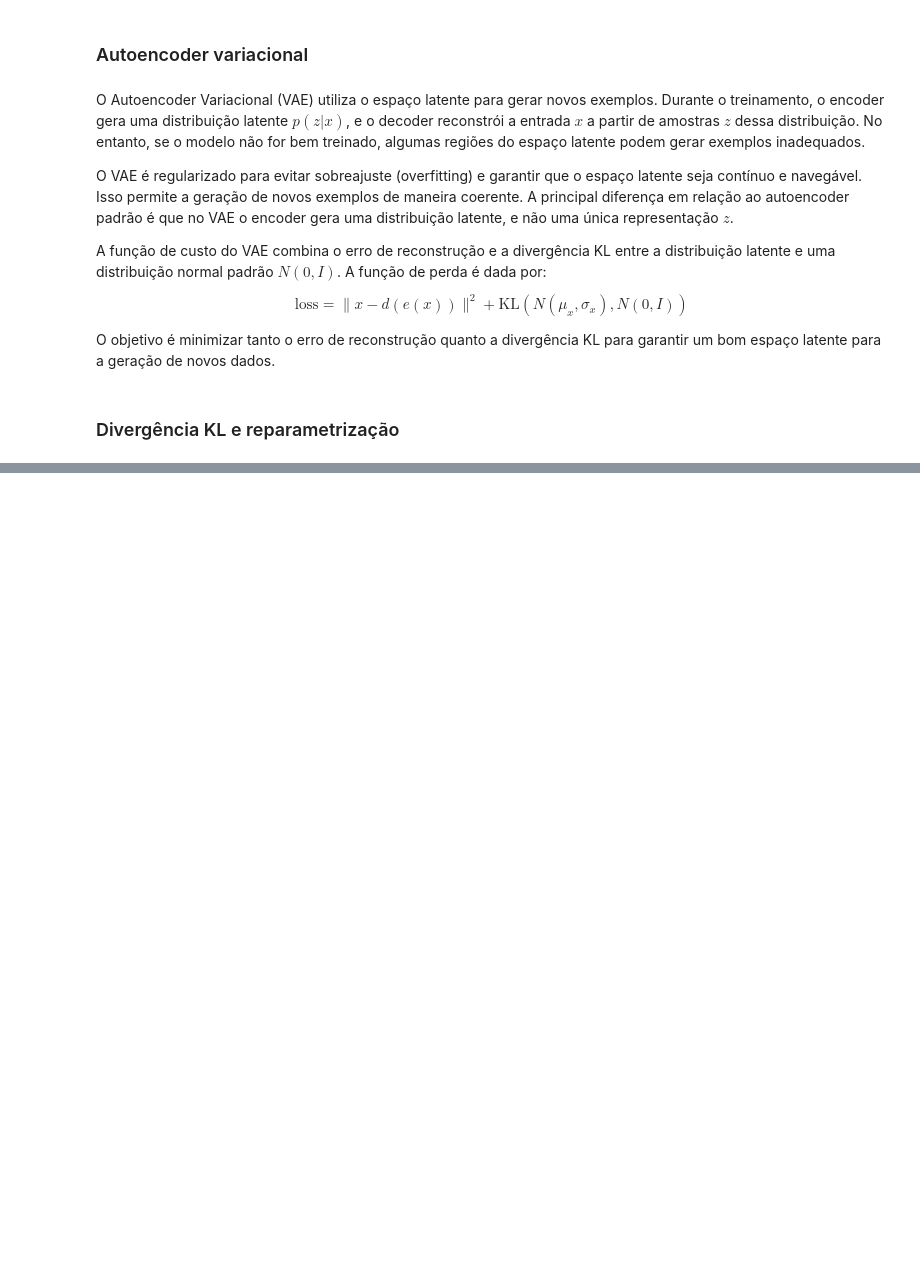
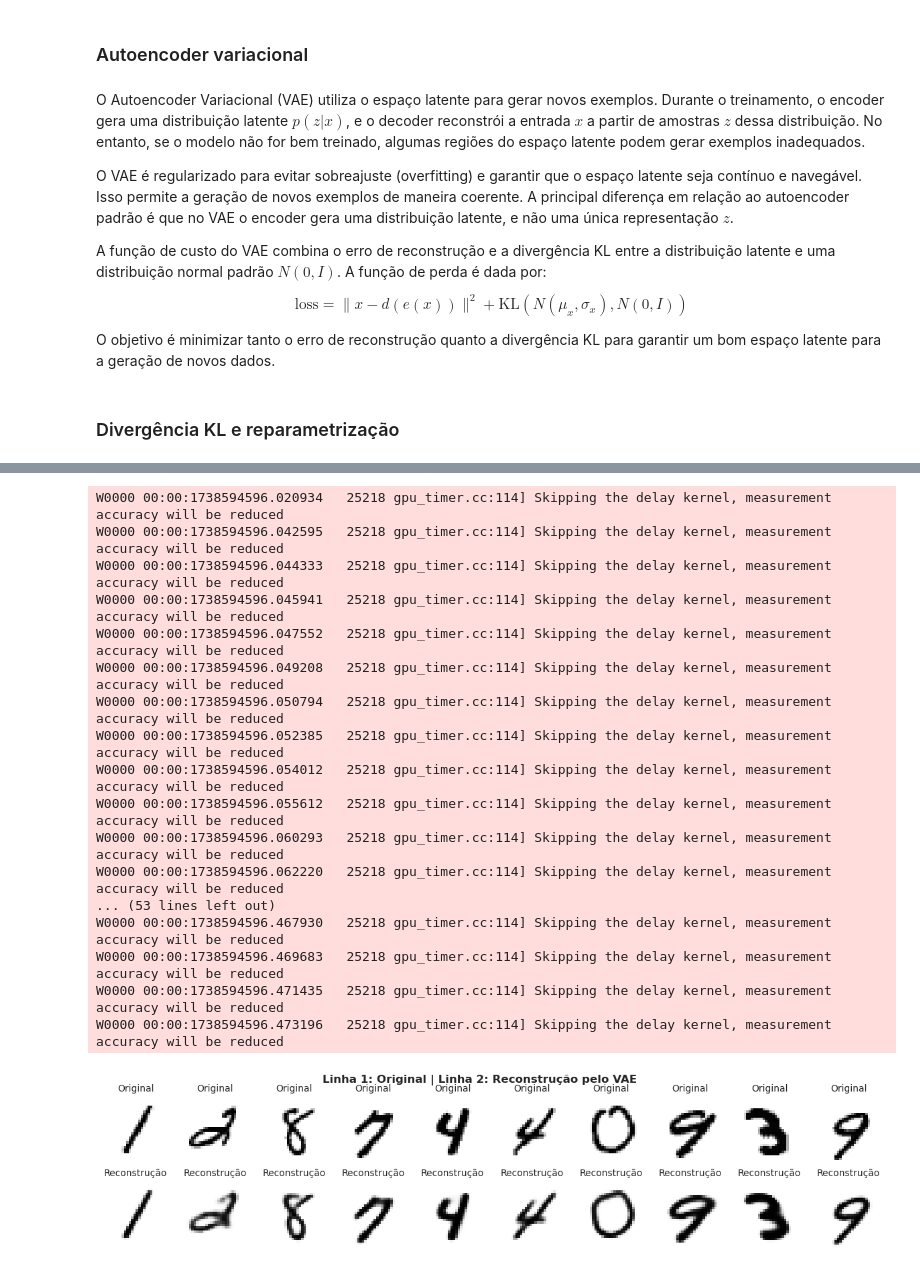
Before and after one commit to guipereira2/Projetos_RedesNeurais, a Jupyter notebook: Projeto 3 - VAE/projeto3.ipynb, the cells around one changed output, grey strips where cells are left out. Drawn from its saved outputs; the diff is of its cells as text; code cells hidden in the pictures; blank space fills up the shorter version.

```diff
--- a/Projeto 3 - VAE/projeto3.ipynb
+++ b/Projeto 3 - VAE/projeto3.ipynb
@@ -117,0 +445,21 @@ O objetivo é minimizar tanto o erro de reconstrução quanto a divergência KL
+# %%
+primeiro_vae.reconstrucoes(X_validacao, n_imagens=10)
+# %% [output]
+W0000 00:00:1738594596.020934   25218 gpu_timer.cc:114] Skipping the delay kernel, measurement accuracy will be reduced
+W0000 00:00:1738594596.042595   25218 gpu_timer.cc:114] Skipping the delay kernel, measurement accuracy will be reduced
+W0000 00:00:1738594596.044333   25218 gpu_timer.cc:114] Skipping the delay kernel, measurement accuracy will be reduced
+W0000 00:00:1738594596.045941   25218 gpu_timer.cc:114] Skipping the delay kernel, measurement accuracy will be reduced
+W0000 00:00:1738594596.047552   25218 gpu_timer.cc:114] Skipping the delay kernel, measurement accuracy will be reduced
+W0000 00:00:1738594596.049208   25218 gpu_timer.cc:114] Skipping the delay kernel, measurement accuracy will be reduced
+W0000 00:00:1738594596.050794   25218 gpu_timer.cc:114] Skipping the delay kernel, measurement accuracy will be reduced
+W0000 00:00:1738594596.052385   25218 gpu_timer.cc:114] Skipping the delay kernel, measurement accuracy will be reduced
+W0000 00:00:1738594596.054012   25218 gpu_timer.cc:114] Skipping the delay kernel, measurement accuracy will be reduced
+W0000 00:00:1738594596.055612   25218 gpu_timer.cc:114] Skipping the delay kernel, measurement accuracy will be reduced
+W0000 00:00:1738594596.060293   25218 gpu_timer.cc:114] Skipping the delay kernel, measurement accuracy will be reduced
+W0000 00:00:1738594596.062220   25218 gpu_timer.cc:114] Skipping the delay kernel, measurement accuracy will be reduced
+... (53 lines left out)
+W0000 00:00:1738594596.467930   25218 gpu_timer.cc:114] Skipping the delay kernel, measurement accuracy will be reduced
+W0000 00:00:1738594596.469683   25218 gpu_timer.cc:114] Skipping the delay kernel, measurement accuracy will be reduced
+W0000 00:00:1738594596.471435   25218 gpu_timer.cc:114] Skipping the delay kernel, measurement accuracy will be reduced
+W0000 00:00:1738594596.473196   25218 gpu_timer.cc:114] Skipping the delay kernel, measurement accuracy will be reduced
+[figure, added]
```
Also changed, not shown: parts of 46 cells of this notebook, 8 other files.
